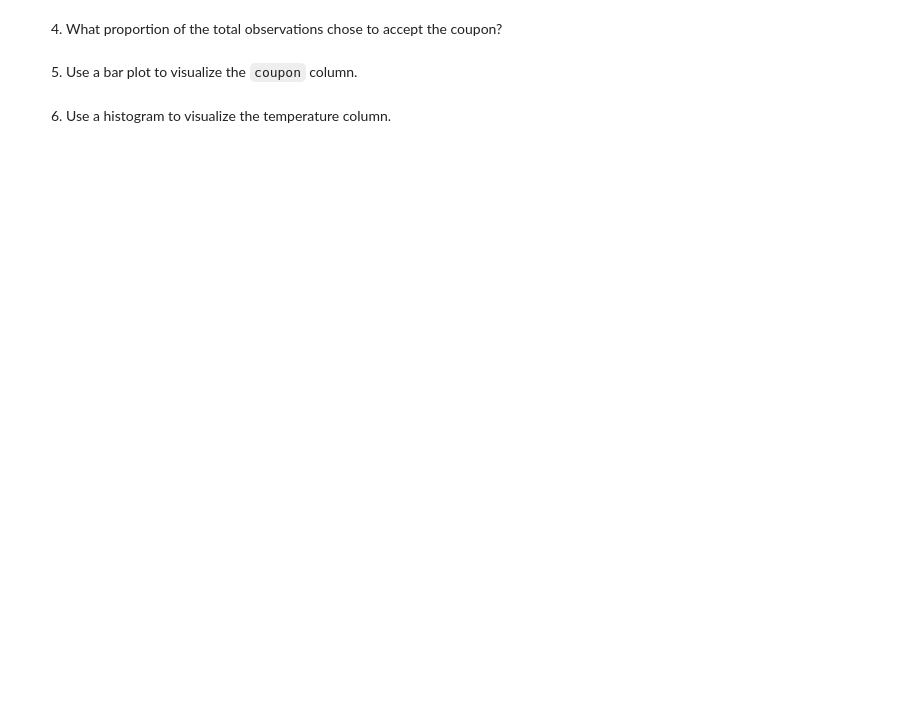
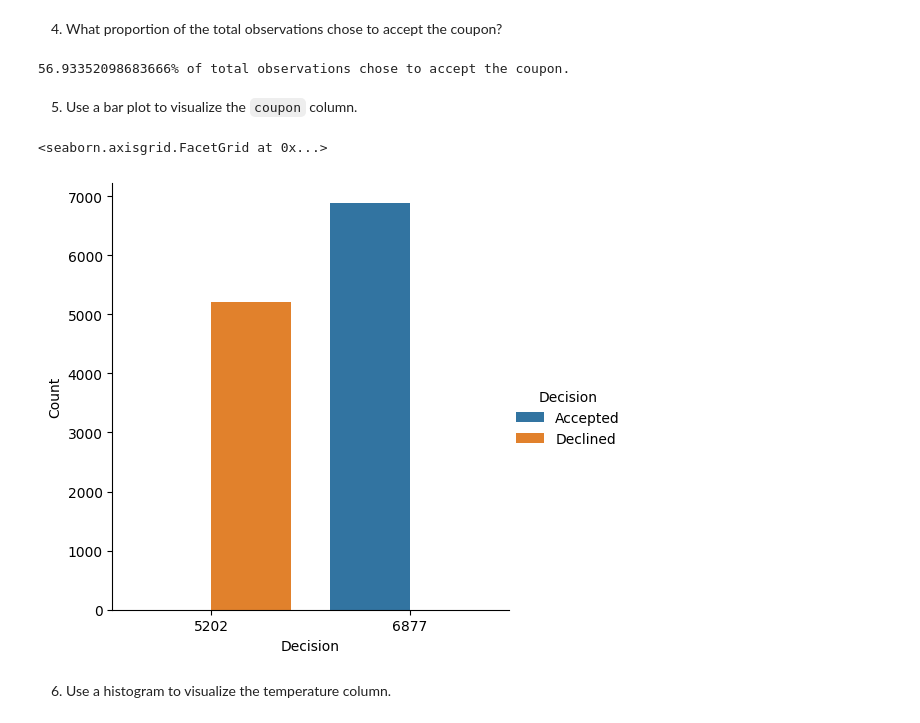
Before and after one commit to Charm-q/AI-Coupon-Statistics, a Jupyter notebook: prompt.ipynb, the cells around one changed output. Saved outputs shown, nothing was run; the diff lists cells and outputs as text; code cells hidden in the pictures; blank space fills up the shorter version.

```diff
--- a/prompt.ipynb
+++ b/prompt.ipynb
@@ -83,0 +140,5 @@ data.head()
+# %%
+filtered_data = data.drop(['car'], axis=1)
+filtered_data = filtered_data.dropna()
+print("Nan sum:\n", filtered_data.isnull().sum(axis = 0))
+print("\nEntry sum:\n", filtered_data.count())
@@ -84,6 +163,19 @@ data.head()
 # %% [markdown]
 4. What proportion of the total observations chose to accept the coupon?
+# %%
+print(f'{filtered_data.Y.sum()/len(filtered_data)*100}% of total observations chose to accept the coupon.')
+# %% [output]
+56.93352098683666% of total observations chose to accept the coupon.
 # %% [markdown]
 5. Use a bar plot to visualize the `coupon` column.
+# %%
+coupon_count = pd.DataFrame(filtered_data["Y"].value_counts())
+coupon_count["Decision"] = ['Accepted', 'Declined']
+
+ax = sns.catplot(kind="bar", x="Y", y="Y", data=coupon_count, hue="Decision")
+ax.set(xlabel='Decision', ylabel='Count')
+# %% [output]
+<seaborn.axisgrid.FacetGrid at 0x...>
+[figure, added]
 # %% [markdown]
 6. Use a histogram to visualize the temperature column.
```
Also changed, not shown: parts of 24 cells of this notebook.
